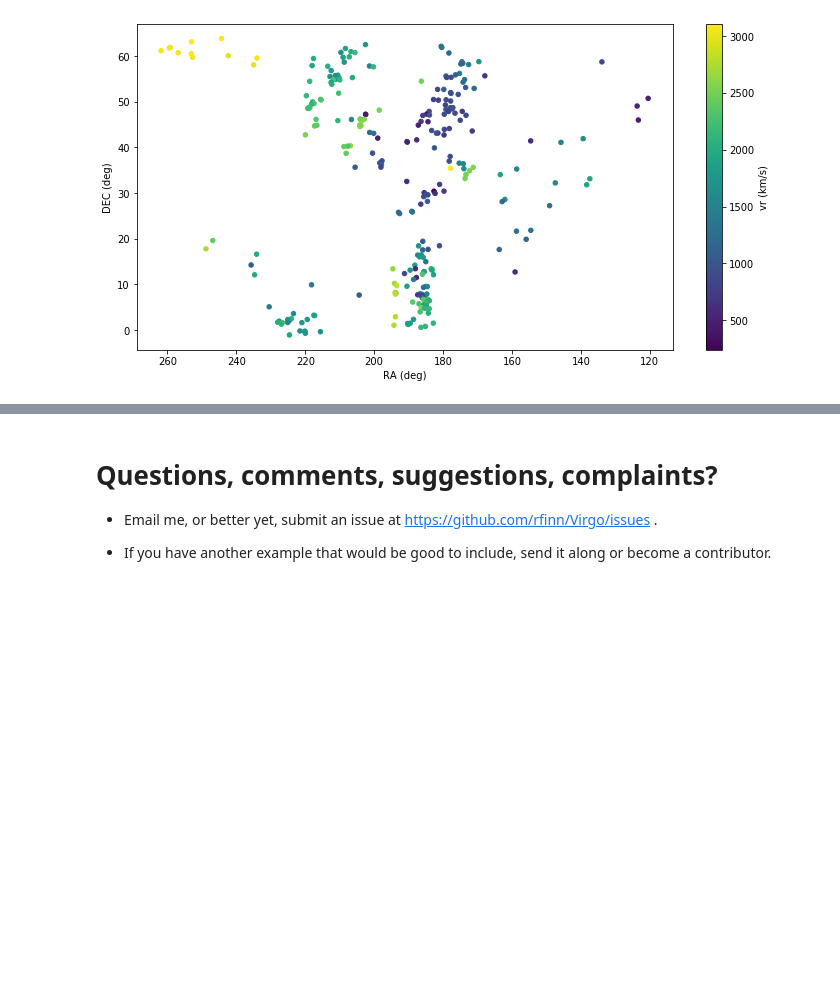
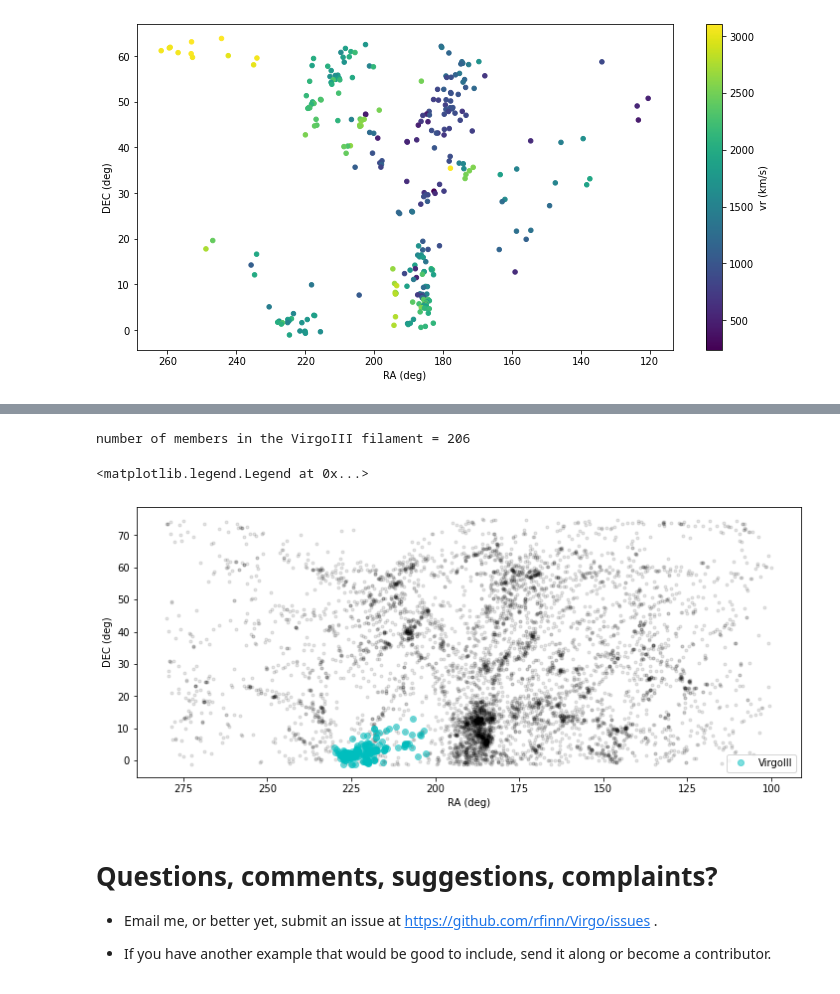
Before and after one commit to rfinn/Virgo, a Jupyter notebook: notebooks/using-vf-catalogs.ipynb, the cells around one changed output, grey strips where cells are left out. Saved outputs shown, nothing was run; the diff lists cells and outputs as text; code cells hidden in the pictures; blank space fills up the shorter version.

```diff
--- a/notebooks/using-vf-catalogs.ipynb
+++ b/notebooks/using-vf-catalogs.ipynb
@@ -552,3 +592,32 @@ plt.savefig(plotdir+"/filament_member_noCO.png")
+# %%
+# create a flag that selects filament members and those in VirgoIII
+virgo3members = v.env['filament_member'] & (v.env['filament'] == 'VirgoIII')
+# %%
+# how many members does the VirgoIII filament have?
+
+print(f"number of members in the VirgoIII filament = {np.sum(virgo3members)}")
+# %% [output]
+number of members in the VirgoIII filament = 206
+# %%
+# plot the positions of the VirgoIII filament members relative to overall catalog
+
+plt.figure(figsize=(12,5))
+# plot the entire sample
+plt.plot(v.main["RA"],v.main["DEC"],'k.',alpha=.1)
+# plot the virgoIII members
+plt.plot(v.main["RA"][virgo3members],v.main["DEC"][virgo3members],'co',alpha=.5,label="VirgoIII")
+
+# invert the x axis
+plt.gca().invert_xaxis()
+
+# label axes
+plt.xlabel("RA (deg)")
+plt.ylabel("DEC (deg)")
+
+plt.legend()
+# %% [output]
+<matplotlib.legend.Legend at 0x...>
+[figure, added]
 # %% [markdown]
 # Questions, comments, suggestions, complaints?
 
```
Also changed, not shown: parts of 8 cells of this notebook, 4 other files.
